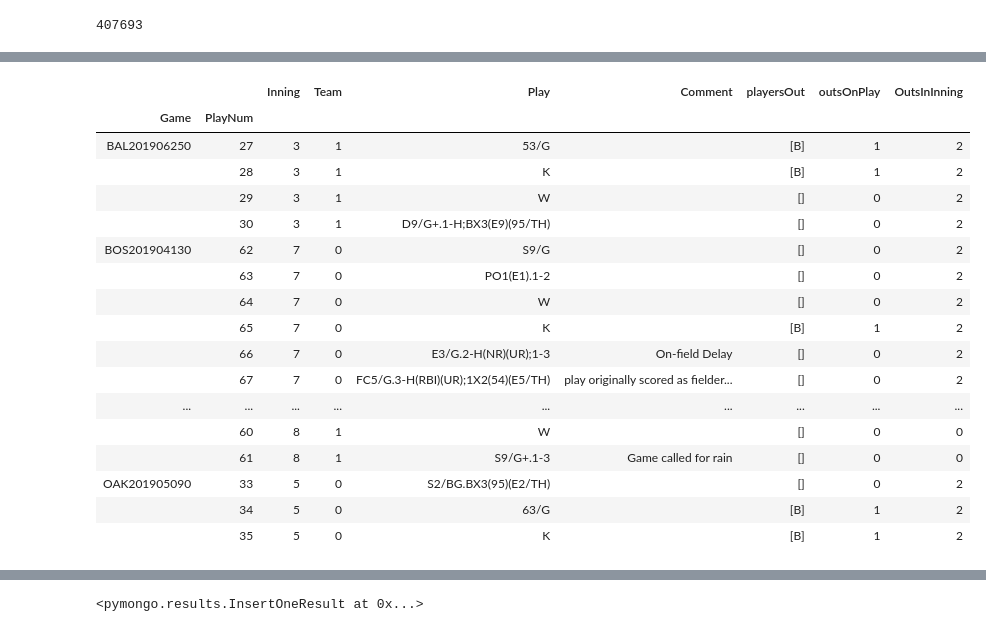
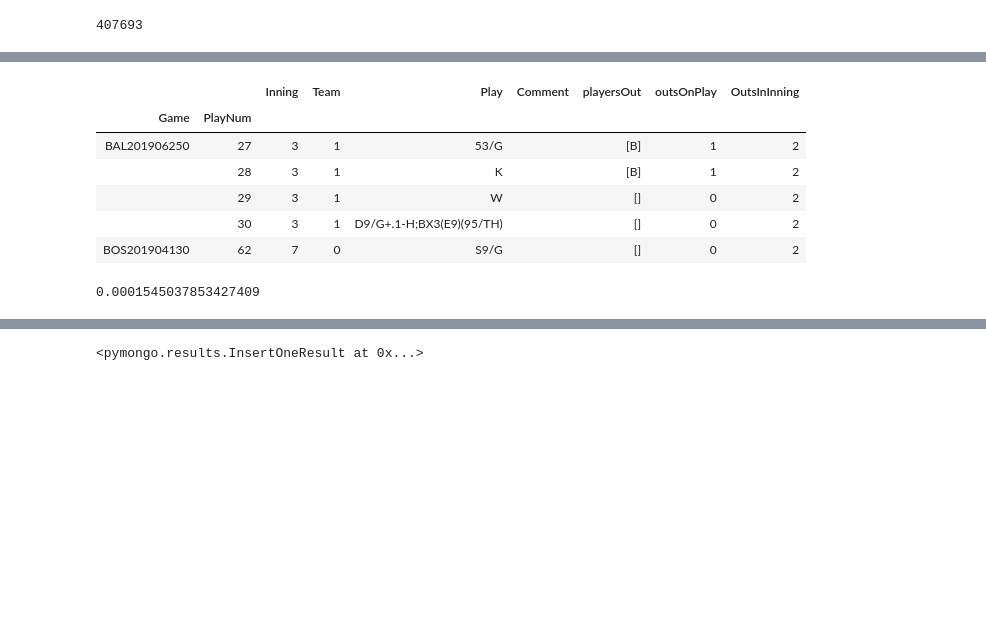
Before and after one commit to Strabes/baseball, a Jupyter notebook: Using Retrosheet Data.ipynb, the cells around one changed output, grey strips where cells are left out. Drawn from its saved outputs; the diff is of its cells as text; code cells hidden in the pictures; blank space fills up the shorter version.

```diff
--- a/Using Retrosheet Data.ipynb
+++ b/Using Retrosheet Data.ipynb
@@ -59,34 +63,46 @@ EnhancedPlays2019.head(10)
 |  | 9 | play | 1 | 1 | calhk001 | 31 | BFBBX | HR/89/F |  | {'event': 'HR', 'mods': ['89', 'F... | ... |
 # %%
 # Troubleshoot innings that should have 3 outs, but don't
-(
+LessThan3Outs = (
     EnhancedPlays2019
     .assign(OutsInInning = lambda x: x.groupby(['Game','Inning','Team'])['outsOnPlay'].transform(sum))
     .assign(Inning = lambda x: x.Inning.transform(int))
     .query('OutsInInning != 3')
     .query("Inning < 9")
-    .head(100)
     .loc[:,['Inning','Team','Play','Comment','playersOut','outsOnPlay','OutsInInning']]
 )
+
+LessThan3Outs.head()
 # %% [output]
 |  |  | Inning | Team | Play | Comment | playersOut | outsOnPlay | OutsInInning |
 | Game | PlayNum |  |  |  |  |  |  |  |
 | BAL201906250 | 27 | 3 | 1 | 53/G |  | [B] | 1 | 2 |
 |  | 28 | 3 | 1 | K |  | [B] | 1 | 2 |
 |  | 29 | 3 | 1 | W |  | [] | 0 | 2 |
 |  | 30 | 3 | 1 | D9/G+.1-H;BX3(E9)(95/TH) |  | [] | 0 | 2 |
 | BOS201904130 | 62 | 7 | 0 | S9/G |  | [] | 0 | 2 |
-|  | 63 | 7 | 0 | PO1(E1).1-2 |  | [] | 0 | 2 |
-|  | 64 | 7 | 0 | W |  | [] | 0 | 2 |
-|  | 65 | 7 | 0 | K |  | [B] | 1 | 2 |
-|  | 66 | 7 | 0 | E3/G.2-H(NR)(UR);1-3 | On-field Delay | [] | 0 | 2 |
-|  | 67 | 7 | 0 | FC5/G.3-H(RBI)(UR);1X2(54)(E5/TH) | play originally scored as fielder... | [] | 0 | 2 |
-| ... | ... | ... | ... | ... | ... | ... | ... | ... |
-|  | 60 | 8 | 1 | W |  | [] | 0 | 0 |
-|  | 61 | 8 | 1 | S9/G+.1-3 | Game called for rain | [] | 0 | 0 |
-| OAK201905090 | 33 | 5 | 0 | S2/BG.BX3(95)(E2/TH) |  | [] | 0 | 2 |
-|  | 34 | 5 | 0 | 63/G |  | [B] | 1 | 2 |
-|  | 35 | 5 | 0 | K |  | [B] | 1 | 2 |
+# %%
+# What fraction of innings have less than 3 outs (other than 9th+ innings)
+
+nLessThan3Outs = (LessThan3Outs
+    .reset_index()
+    .loc[:,['Game','Inning','Team']]
+    .drop_duplicates().shape[0]
+)
+
+TotalInns = (EnhancedPlays2019
+    .assign(Inning = lambda x: x.Inning.transform(int))
+    .query("Inning < 9")
+    .reset_index()
+    .loc[:,['Game','Inning','Team']]
+    .drop_duplicates().shape[0]
+)
+
+InningPercentLessThan3Outs = nLessThan3Outs/TotalInns
+
+InningPercentLessThan3Outs
+# %% [output]
+0.0001545037853427409
 # %%
 # Plays with more than 1 subevent
 (
```
Also changed, not shown: parts of 3 cells of this notebook, 3 other files.
